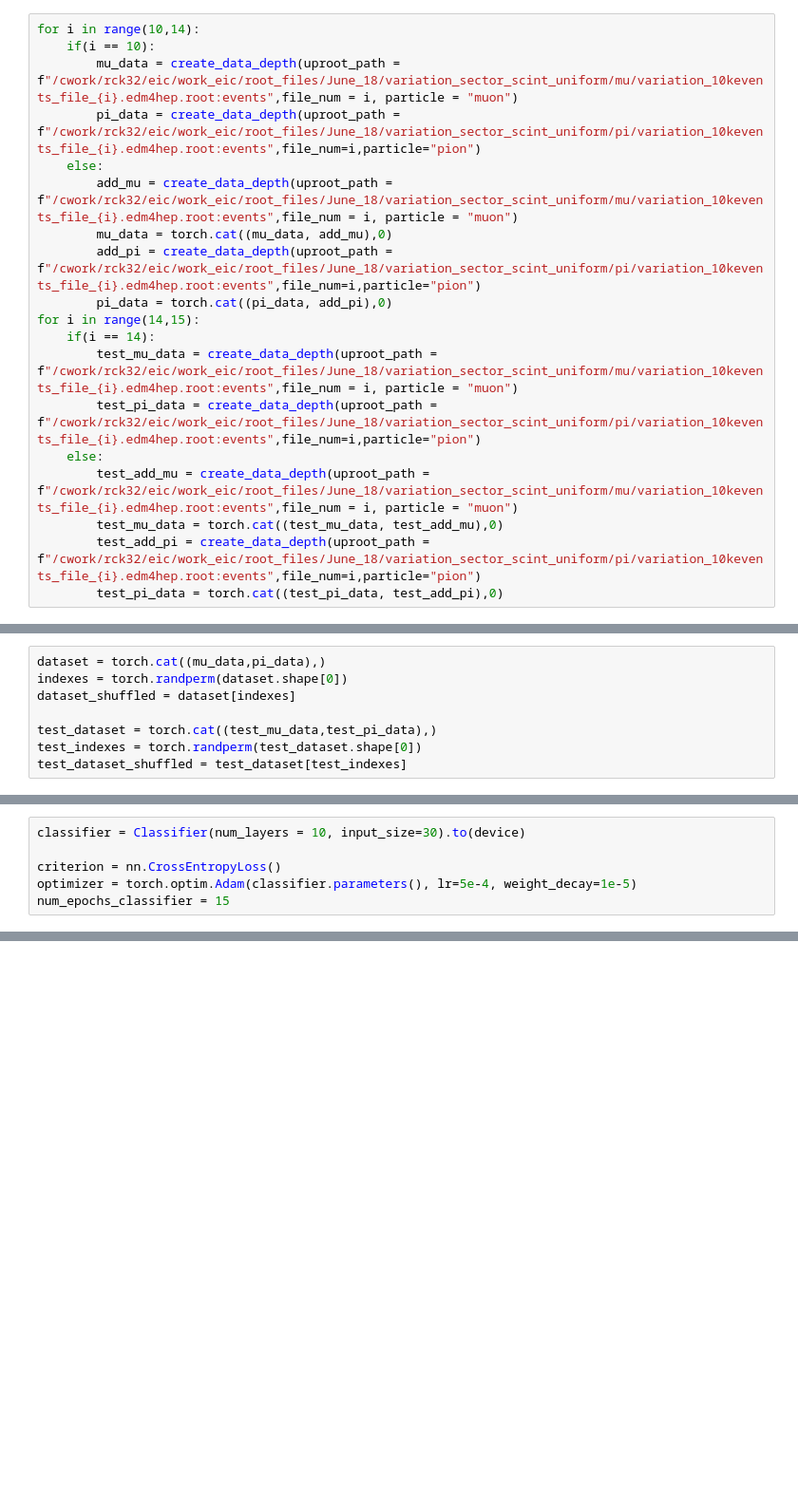
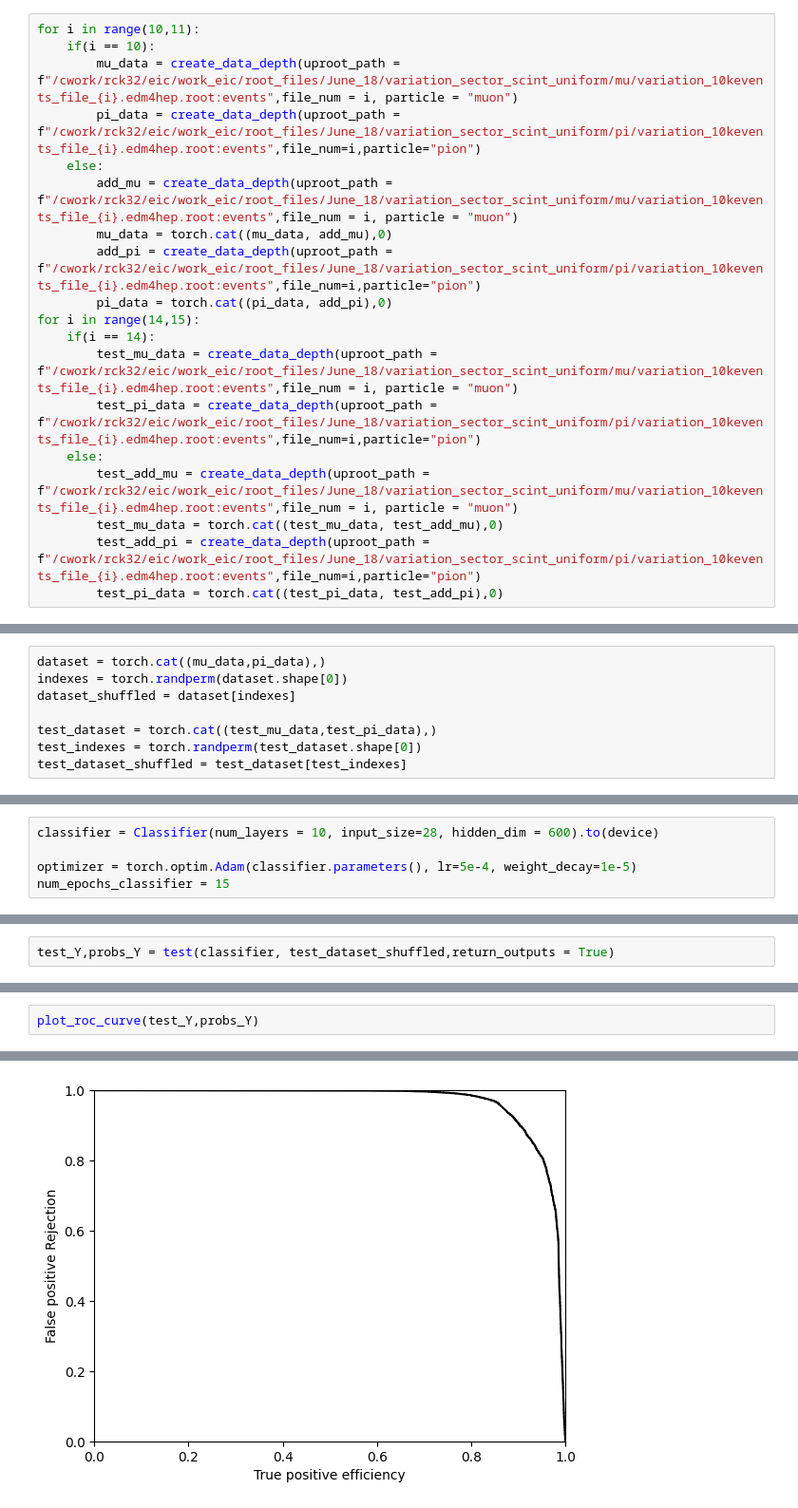
Before and after one commit to RowanKell/work_eic, a Jupyter notebook: macros/Variation/ML.ipynb, the cells around one changed output, grey strips where cells are left out. Shown at 95% size. Drawn from its saved outputs; the diff is of its cells as text; blank space fills up the shorter version.

```diff
--- a/macros/Variation/ML.ipynb
+++ b/macros/Variation/ML.ipynb
@@ -162,7 +60,7 @@ def create_data(uproot_path, file_num = 0, particle = "pion"):
 # %%
 layer_map, super_layer_map = create_layer_map()
 # %%
-for i in range(10,14):
+for i in range(10,11):
     if(i == 10):
         mu_data = create_data_depth(uproot_path = f"/cwork/rck32/eic/work_eic/root_files/June_18/variation_sector_scint_uniform/mu/variation_10kevents_file_{i}.edm4hep.root:events",file_num = i, particle = "muon")
         pi_data = create_data_depth(uproot_path = f"/cwork/rck32/eic/work_eic/root_files/June_18/variation_sector_scint_uniform/pi/variation_10kevents_file_{i}.edm4hep.root:events",file_num=i,particle="pion")
@@ -233,6 +91,5 @@ class Classifier(nn.Module):
 # %%
-classifier = Classifier(num_layers = 10, input_size=30).to(device)
+classifier = Classifier(num_layers = 10, input_size=28, hidden_dim = 600).to(device)
 
-criterion = nn.CrossEntropyLoss()
 optimizer = torch.optim.Adam(classifier.parameters(), lr=5e-4, weight_decay=1e-5)
 num_epochs_classifier = 15
@@ -349,0 +106,2 @@ def find_layer_traversed():
+# %%
+test_Y,probs_Y = test(classifier, test_dataset_shuffled,return_outputs = True)
@@ -349,0 +110,3 @@ def find_layer_traversed():
+# %%
+plot_roc_curve(test_Y,probs_Y)
+# %% [output]
@@ -349,0 +114 @@ def find_layer_traversed():
+[figure, added]
```
Also changed, not shown: parts of 27 cells of this notebook, 1 other file.
